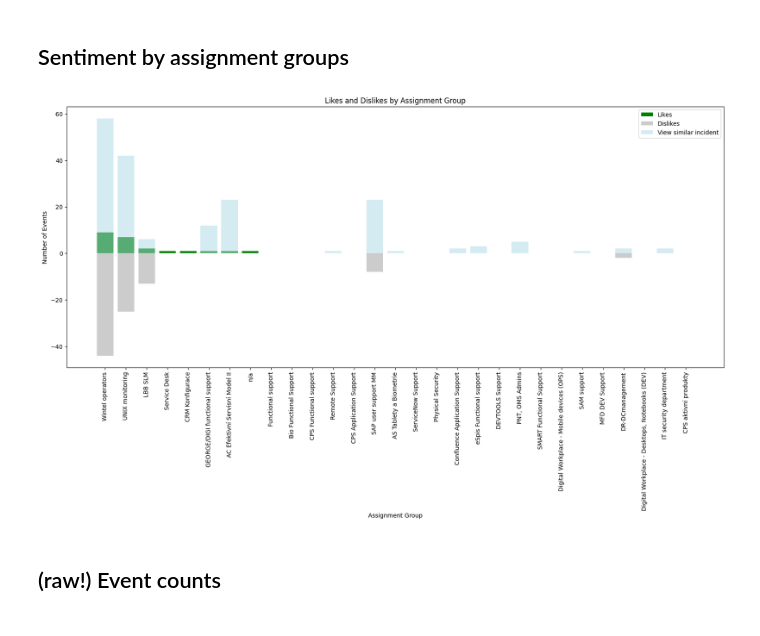
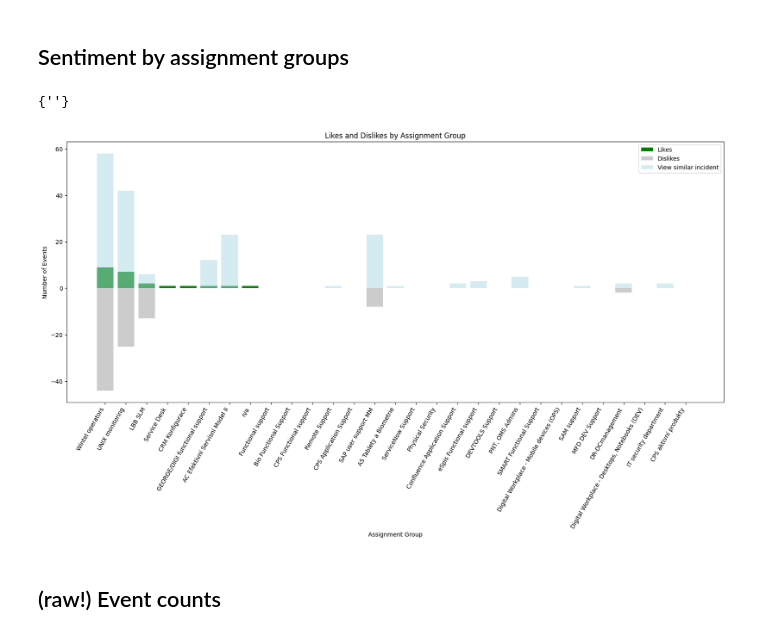
Before and after one commit to the-mama-ai/msearch_csas_ux_analysis, a Jupyter notebook: analysis.ipynb, the cells around one changed output. Saved outputs shown, nothing was run; the diff lists cells and outputs as text; code cells hidden in the pictures.

Commit message:
double checking unique assignment groups

```diff
--- a/analysis.ipynb
+++ b/analysis.ipynb
@@ -231,6 +231,8 @@ class Sentiment:
 
 unique_assignment_groups = df['assignment_group'].unique()
 unique_assignment_groups = unique_assignment_groups[1:]
+x: set[str] = get_unique_assignment_groups('ui_logs_2023-03-20 16_29_49.774183.csv')
+print(x.difference(set(unique_assignment_groups)))
 sentiment_assignment_groups: dict[str, Sentiment] = {assignment_group: Sentiment(0, 0, 0)
                                                      for assignment_group in unique_assignment_groups}
 for event in events:
@@ -242,35 +244,38 @@ for event in events:
         sentiment_assignment_groups[event.assignment_group].dislikes += 1
     if event.event_type == EventType.VIEW_SIMILAR_INCIDENT:
         sentiment_assignment_groups[event.assignment_group].view_similar_incident += 1
 
 sentiment_assignment_groups_sorted_by_likes = sorted(sentiment_assignment_groups.items(),
                                                      key=lambda x: x[1].likes, reverse=True)
 
 # create lists to hold the likes and dislikes values for each assignment group
 likes_values = [group[1].likes for group in sentiment_assignment_groups_sorted_by_likes]
 dislikes_values = [- group[1].dislikes for group in sentiment_assignment_groups_sorted_by_likes]
 view_similar_incident_values = [group[1].view_similar_incident for group in sentiment_assignment_groups_sorted_by_likes]
 
 # set up the bar plot
 f, ax = plt.subplots(figsize=(20, 8))
 index = range(len(sentiment_assignment_groups_sorted_by_likes))
 
 # plot the likes and dislikes bars side-by-side for each assignment group
 rects1 = ax.bar(index, likes_values, color='g', label='Likes')
 rects2 = ax.bar(index, dislikes_values, color='grey', alpha=0.4, label='Dislikes')
 rects3 = ax.bar(index, view_similar_incident_values, alpha=0.5, color='lightblue', label='View similar incident')
 
 # add labels and title to the plot
 ax.set_xlabel('Assignment Group')
 ax.set_ylabel('Number of Events')
 ax.set_title('Likes and Dislikes by Assignment Group')
 ax.set_xticks(index)
-ax.set_xticklabels(unique_assignment_groups, rotation='vertical')
+# ax.set_xticklabels(unique_assignment_groups, rotation='35')
+plt.xticks(ticks=list(range(len(unique_assignment_groups))), labels=unique_assignment_groups, rotation=60, ha='right')
+
 ax.legend()
 # display the plot
 plt.show()
 # %% [output]
+{''}
-[figure, old version]
+[figure, new version]
 # %% [markdown]
 ## (raw!) Event counts
 # %%
```
Also changed, not shown: 2 other files.
